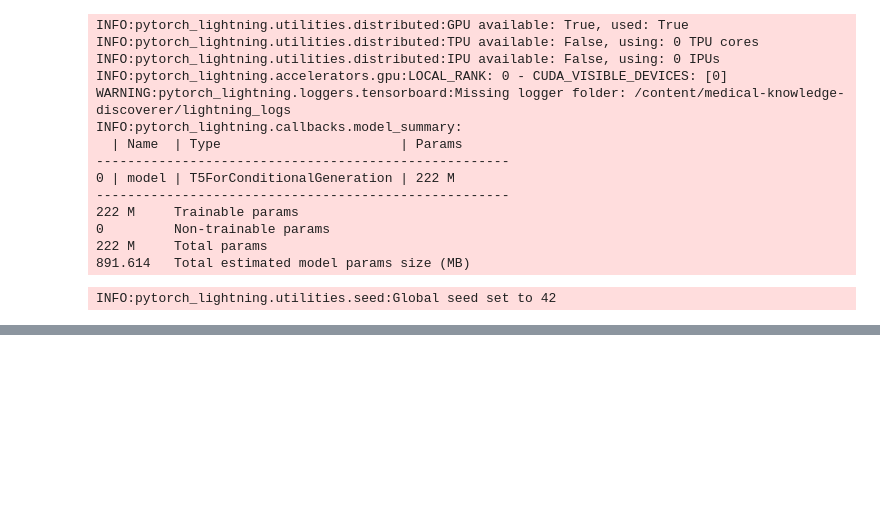
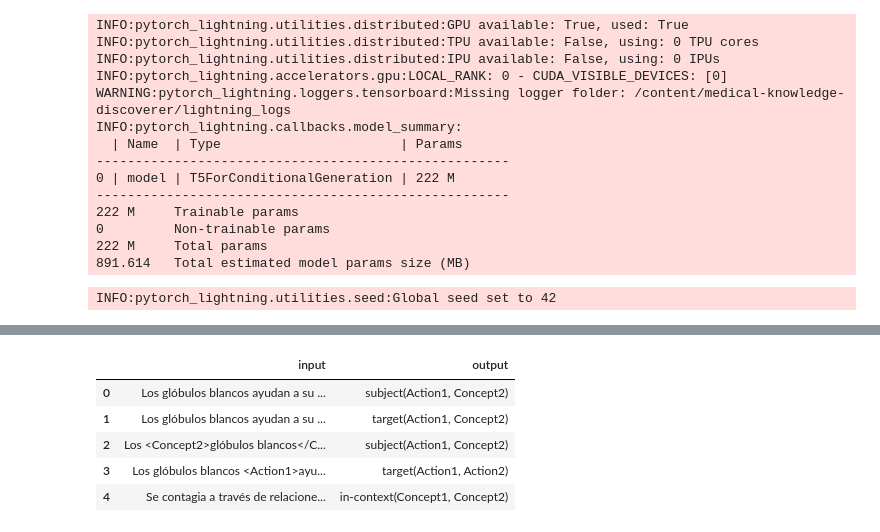
Before and after one commit to rolysr/medical-knowledge-discoverer, a Jupyter notebook: models/T5/SimpleT5_RE_CLF_eHealthKD.ipynb, the cells around one changed output, grey strips where cells are left out. Saved outputs shown, nothing was run; the diff lists cells and outputs as text; code cells hidden in the pictures; blank space fills up the shorter version.

```diff
--- a/models/T5/SimpleT5_RE_CLF_eHealthKD.ipynb
+++ b/models/T5/SimpleT5_RE_CLF_eHealthKD.ipynb
@@ -361,0 +249,11 @@ scenario3_best:run1
+# %%
+path = "re_test.csv"
+test_df = pd.read_csv(path)
+test_df.head()
+# %% [output]
+|  | input | output |
+| 0 | Los glóbulos blancos ayudan a su ... | subject(Action1, Concept2) |
+| 1 | Los glóbulos blancos ayudan a su ... | target(Action1, Concept2) |
+| 2 | Los <Concept2>glóbulos blancos</C... | subject(Action1, Concept2) |
+| 3 | Los glóbulos blancos <Action1>ayu... | target(Action1, Action2) |
+| 4 | Se contagia a través de relacione... | in-context(Concept1, Concept2) |
```
Also changed, not shown: parts of 24 cells of this notebook.
